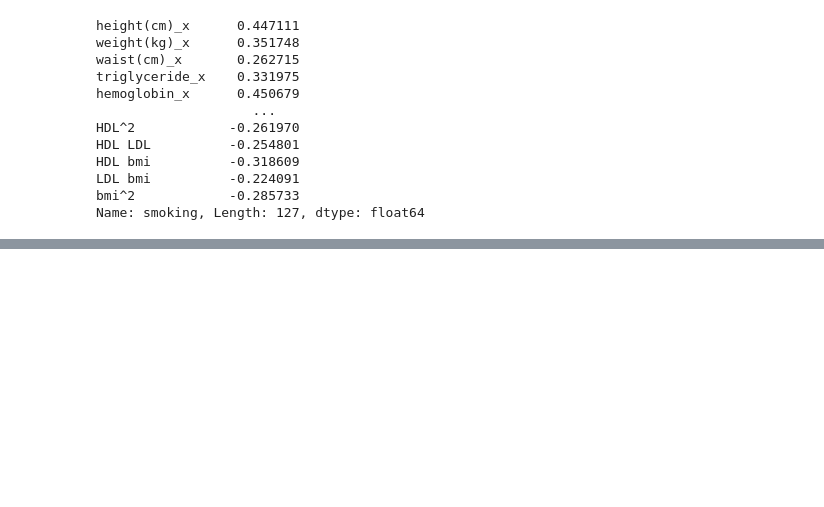
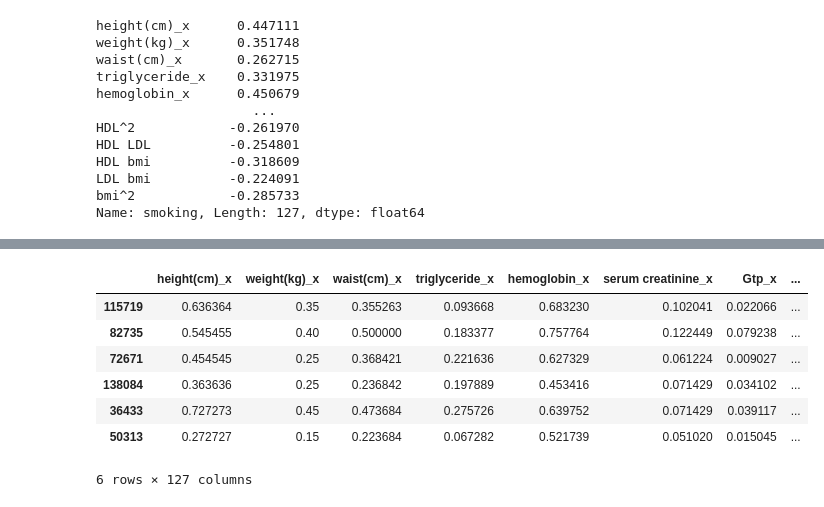
Before and after one commit to Akb-25/Kaggle-Competitions, a Jupyter notebook: Binary Classification of Smoking/work.ipynb, the cells around one changed output, grey strips where cells are left out. Drawn from its saved outputs; the diff is of its cells as text; code cells hidden in the pictures; blank space fills up the shorter version.

```diff
--- a/Binary Classification of Smoking/work.ipynb
+++ b/Binary Classification of Smoking/work.ipynb
@@ -121,0 +234,15 @@ final_poly_df.sample(6)
+# %%
+from sklearn.preprocessing import MinMaxScaler
+scaler=MinMaxScaler()
+train=pd.DataFrame(scaler.fit_transform(final_poly_df),columns=final_poly_df.columns)
+# %%
+train.sample(6)
+# %% [output]
+|  | height(cm)_x | weight(kg)_x | waist(cm)_x | triglyceride_x | hemoglobin_x | serum creatinine_x | Gtp_x | ... |
+| 115719 | 0.636364 | 0.35 | 0.355263 | 0.093668 | 0.683230 | 0.102041 | 0.022066 | ... |
+| 82735 | 0.545455 | 0.40 | 0.500000 | 0.183377 | 0.757764 | 0.122449 | 0.079238 | ... |
+| 72671 | 0.454545 | 0.25 | 0.368421 | 0.221636 | 0.627329 | 0.061224 | 0.009027 | ... |
+| 138084 | 0.363636 | 0.25 | 0.236842 | 0.197889 | 0.453416 | 0.071429 | 0.034102 | ... |
+| 36433 | 0.727273 | 0.45 | 0.473684 | 0.275726 | 0.639752 | 0.071429 | 0.039117 | ... |
+| 50313 | 0.272727 | 0.15 | 0.223684 | 0.067282 | 0.521739 | 0.051020 | 0.015045 | ... |
+6 rows × 127 columns
```
Also changed, not shown: parts of 29 cells of this notebook.
